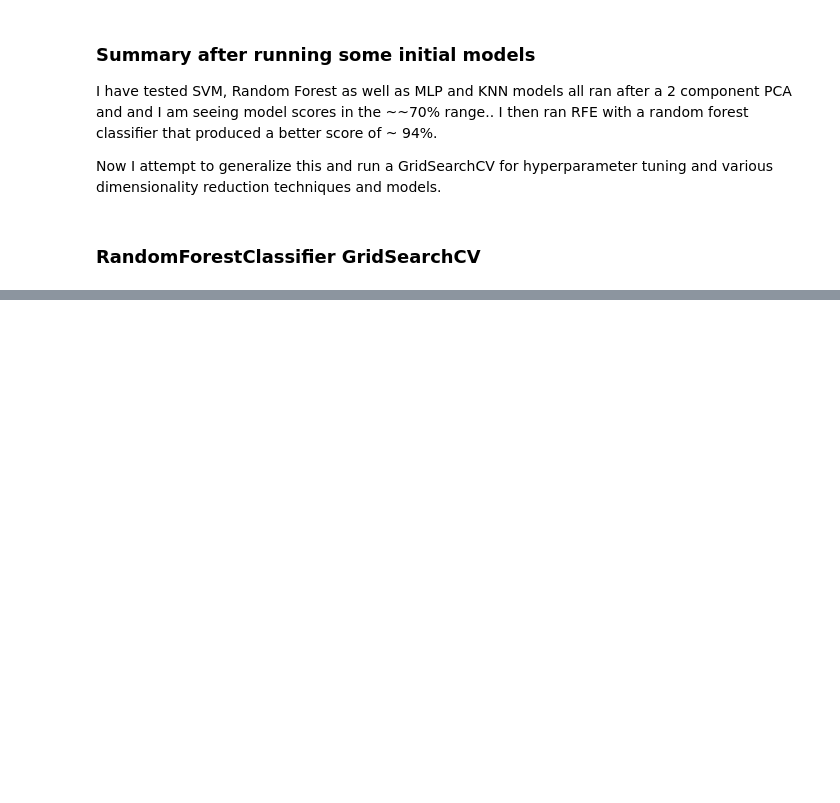
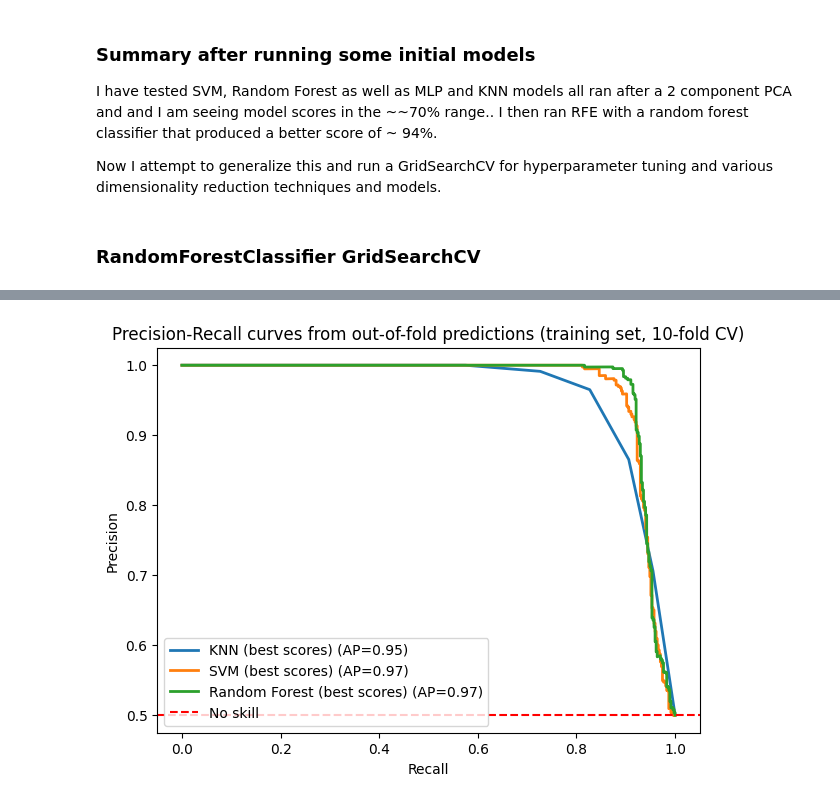
Before and after one commit to kristyan/data, a Jupyter notebook: e-tivity3/etivity3_classification.ipynb, the cells around one changed output, grey strips where cells are left out. Drawn from its saved outputs; the diff is of its cells as text; code cells hidden in the pictures; blank space fills up the shorter version.

```diff
--- a/e-tivity3/etivity3_classification.ipynb
+++ b/e-tivity3/etivity3_classification.ipynb
@@ -825,0 +996,17 @@ Best parameters:  {'reduce_dim': RFE(estimator=RandomForestClassifier(random_sta
+# %%
+plt.figure(figsize=(7, 5))
+
+for name, search in searches.items():
+    oof_proba = cross_val_predict(search.best_estimator_, X_train, y_train, cv=cv, method="predict_proba", n_jobs=-1)[:, 1]
+    prec, rec, _ = precision_recall_curve(y_train, oof_proba)
+    ap = average_precision_score(y_train, oof_proba)
+    plt.plot(rec, prec, lw=2, label=f"{name} (AP={ap:.2f})")
+
+plt.axhline(y=y_train.mean(), color='red', linestyle='--', label='No skill')
+plt.xlabel("Recall")
+plt.ylabel("Precision")
+plt.title("Precision-Recall curves from out-of-fold predictions (training set, 10-fold CV)")
+plt.legend(loc="lower left")
+plt.show()
+# %% [output]
+[figure, added]
```
Also changed, not shown: parts of 12 cells of this notebook.
